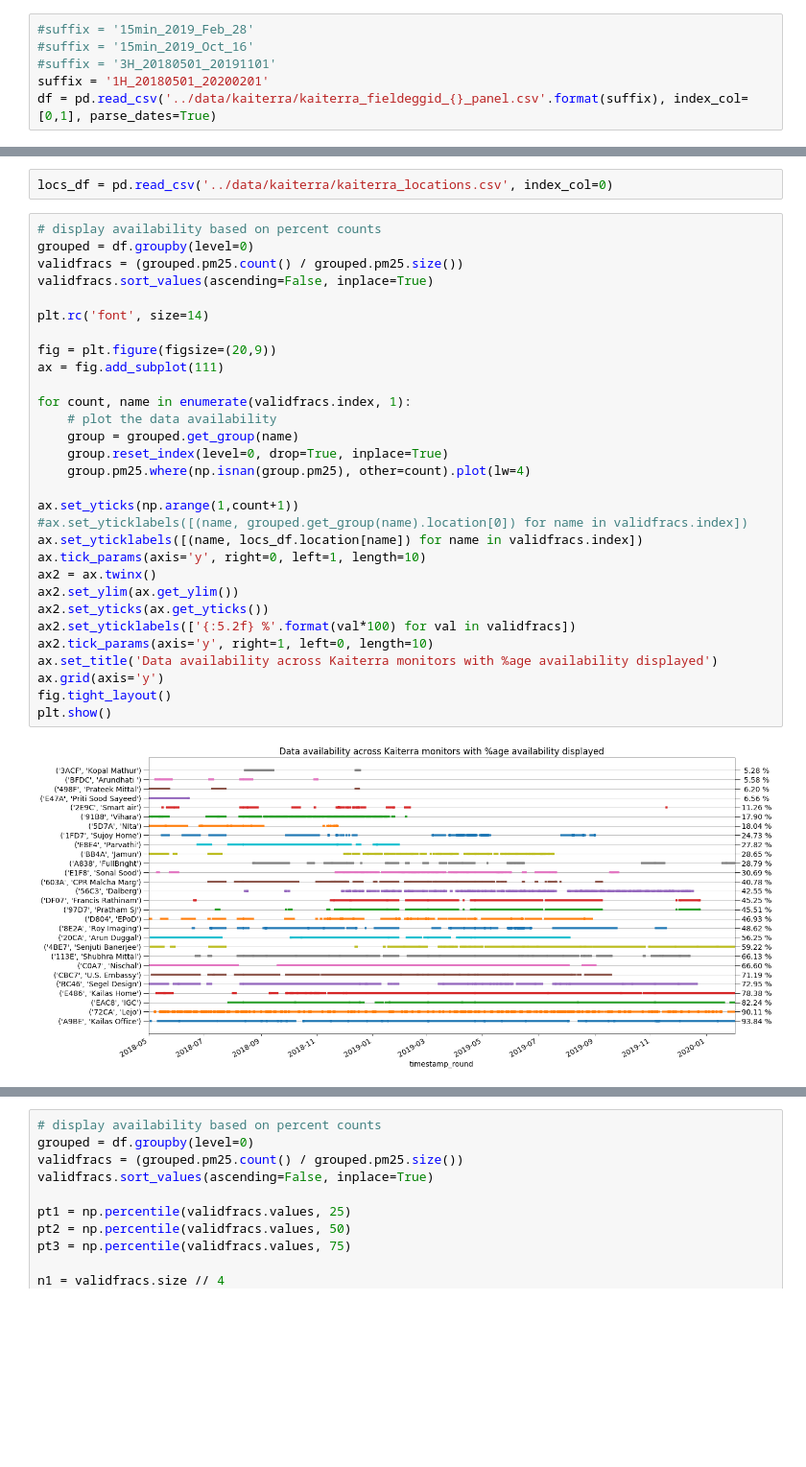
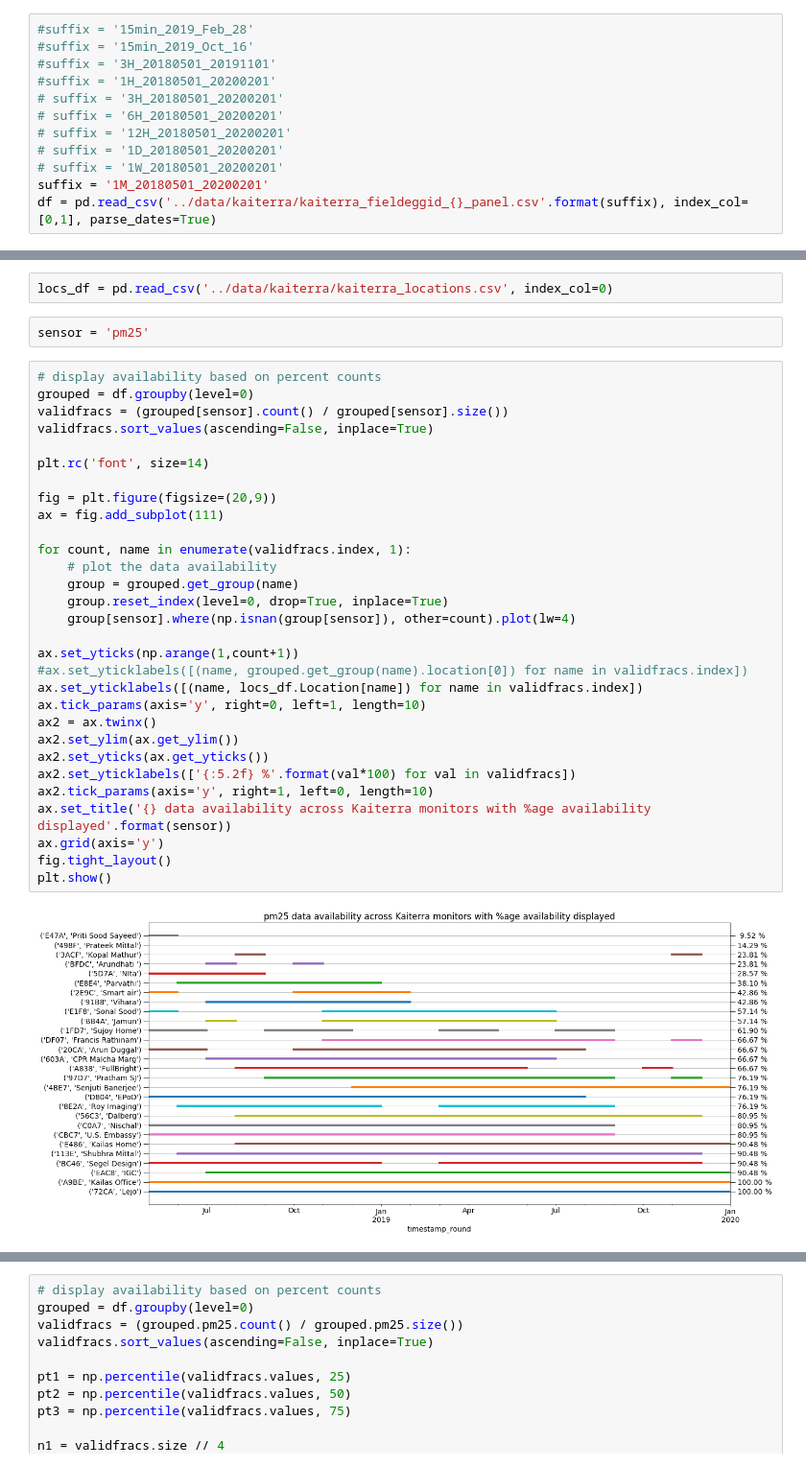
Before and after one commit to ankitbha/hidden_hotspots, a Jupyter notebook: notebooks/PreviewData-FieldEggIDs.ipynb, the cells around one changed output, grey strips where cells are left out. Shown: that part at 96% size. Cells and saved outputs as stored; diff of their text form; blank space fills up the shorter version.

Commit message:
update: Update paths and data

```diff
--- a/notebooks/PreviewData-FieldEggIDs.ipynb
+++ b/notebooks/PreviewData-FieldEggIDs.ipynb
@@ -6,7 +6,13 @@ import matplotlib.pyplot as plt
 #suffix = '15min_2019_Feb_28'
 #suffix = '15min_2019_Oct_16'
 #suffix = '3H_20180501_20191101'
-suffix = '1H_20180501_20200201'
+#suffix = '1H_20180501_20200201'
+# suffix = '3H_20180501_20200201'
+# suffix = '6H_20180501_20200201'
+# suffix = '12H_20180501_20200201'
+# suffix = '1D_20180501_20200201'
+# suffix = '1W_20180501_20200201'
+suffix = '1M_20180501_20200201'
 df = pd.read_csv('../data/kaiterra/kaiterra_fieldeggid_{}_panel.csv'.format(suffix), index_col=[0,1], parse_dates=True)
 # %%
 df.sort_index(inplace=True)
@@ -29,34 +35,36 @@ df
 # %%
 locs_df = pd.read_csv('../data/kaiterra/kaiterra_locations.csv', index_col=0)
+# %%
+sensor = 'pm25'
 # %%
 # display availability based on percent counts
 grouped = df.groupby(level=0)
-validfracs = (grouped.pm25.count() / grouped.pm25.size())
+validfracs = (grouped[sensor].count() / grouped[sensor].size())
 validfracs.sort_values(ascending=False, inplace=True)
 
 plt.rc('font', size=14)
 
 fig = plt.figure(figsize=(20,9))
 ax = fig.add_subplot(111)
 
 for count, name in enumerate(validfracs.index, 1):
     # plot the data availability
     group = grouped.get_group(name)
     group.reset_index(level=0, drop=True, inplace=True)
-    group.pm25.where(np.isnan(group.pm25), other=count).plot(lw=4)
+    group[sensor].where(np.isnan(group[sensor]), other=count).plot(lw=4)
 
 ax.set_yticks(np.arange(1,count+1))
 #ax.set_yticklabels([(name, grouped.get_group(name).location[0]) for name in validfracs.index])
-ax.set_yticklabels([(name, locs_df.location[name]) for name in validfracs.index])
+ax.set_yticklabels([(name, locs_df.Location[name]) for name in validfracs.index])
 ax.tick_params(axis='y', right=0, left=1, length=10)
 ax2 = ax.twinx()
 ax2.set_ylim(ax.get_ylim())
 ax2.set_yticks(ax.get_yticks())
 ax2.set_yticklabels(['{:5.2f} %'.format(val*100) for val in validfracs])
 ax2.tick_params(axis='y', right=1, left=0, length=10)
-ax.set_title('Data availability across Kaiterra monitors with %age availability displayed')
+ax.set_title('{} data availability across Kaiterra monitors with %age availability displayed'.format(sensor))
 ax.grid(axis='y')
 fig.tight_layout()
 plt.show()
 # %% [output]
-[figure, old version]
+[figure, new version]
```
Also changed, not shown: parts of 3 cells of this notebook.
